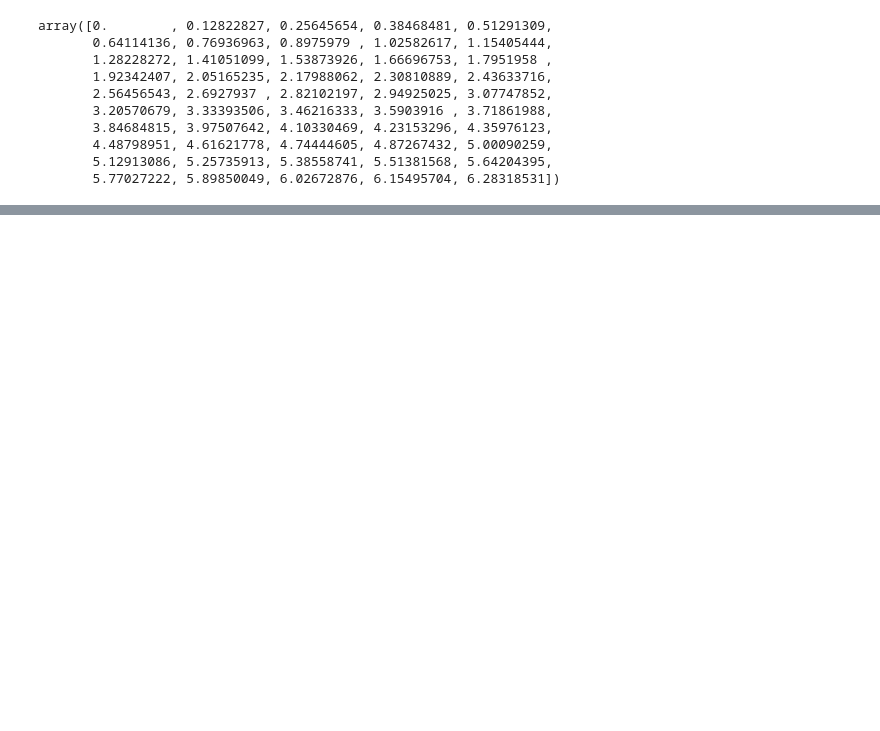
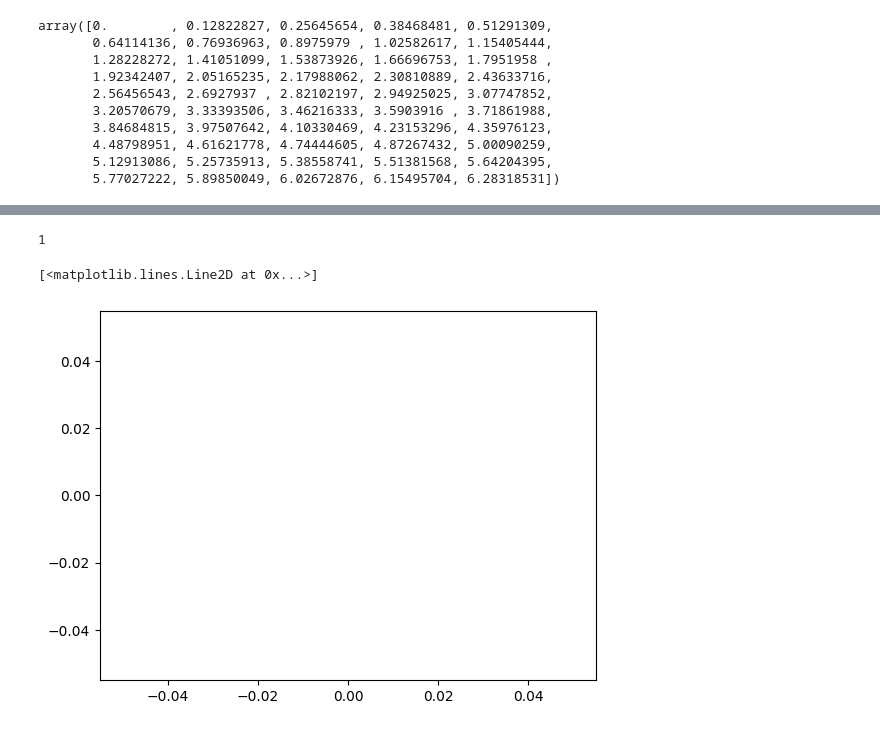
Before and after one commit to cjGO/breeder_agent, a Jupyter notebook: test.ipynb, the cells around one changed output, grey strips where cells are left out. Drawn from its saved outputs; the diff is of its cells as text; code cells hidden in the pictures; blank space fills up the shorter version.

```diff
--- a/test.ipynb
+++ b/test.ipynb
@@ -386,0 +502,4 @@ critic model output: (15, 50)
+# %%
+# Assuming critic_output is the output of your critic network
+# and returns is the actual return calculated from your simulation
+critic_loss = tf.reduce_mean(tf.square(returns - critic_output))
@@ -386,0 +628,3 @@ critic model output: (15, 50)
+# %%
+print(farm.current_population.shape)
+act = farm.training_step()
@@ -683,0 +875,13 @@ reshape haplo (50, 30, 2)
+# %%
+num_episodes=10000
+for _ in tqdm(range(num_episodes)):
+    farm.run_episode()
+# %%
+len(farm.history)
+# %% [output]
+1
+# %%
+plt.plot([x.mean() for x in farm.history[1:]])
+# %% [output]
+[<matplotlib.lines.Line2D at 0x...>]
+[figure, added]
```
Also changed, not shown: parts of 18 cells of this notebook.
